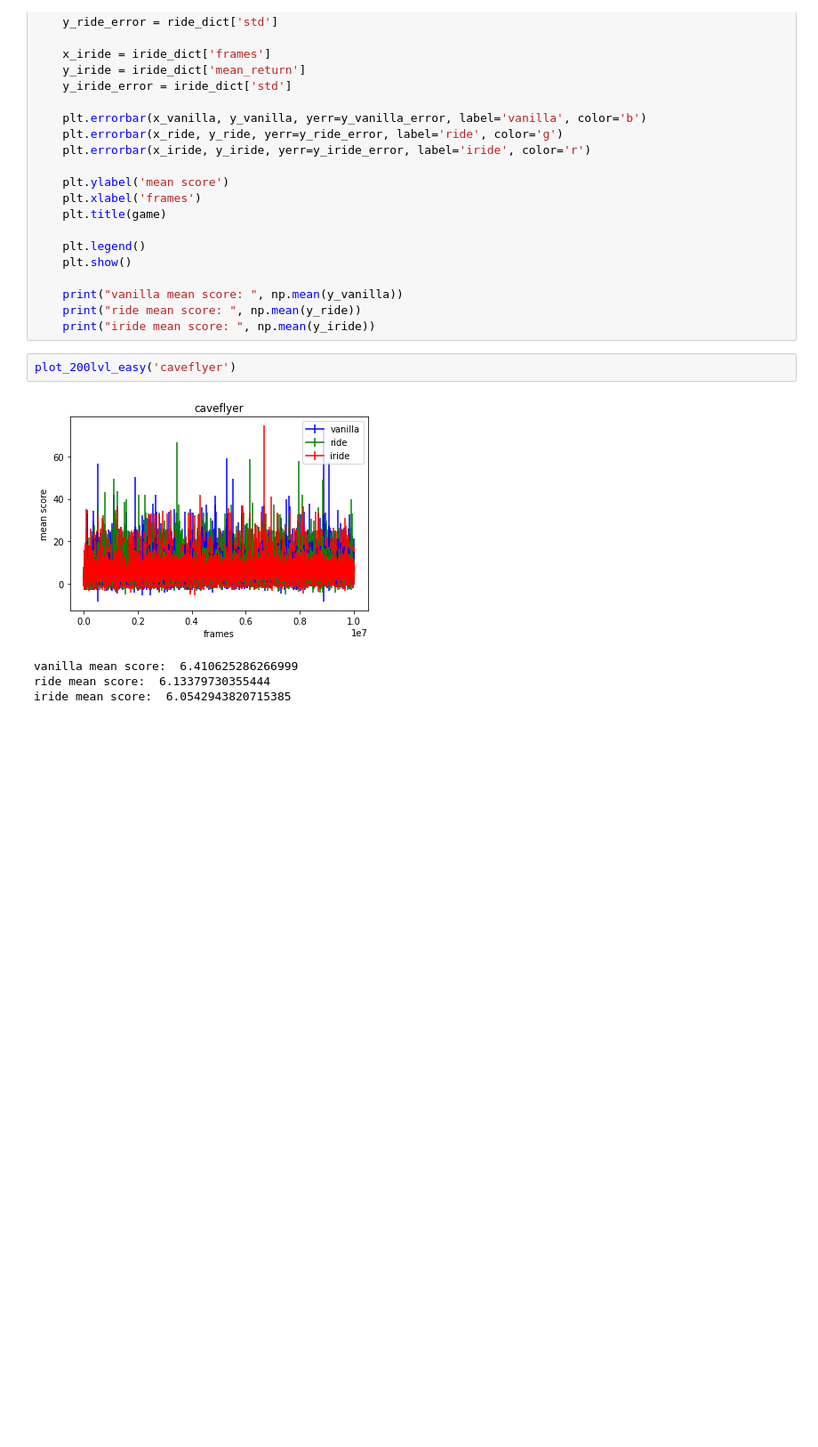
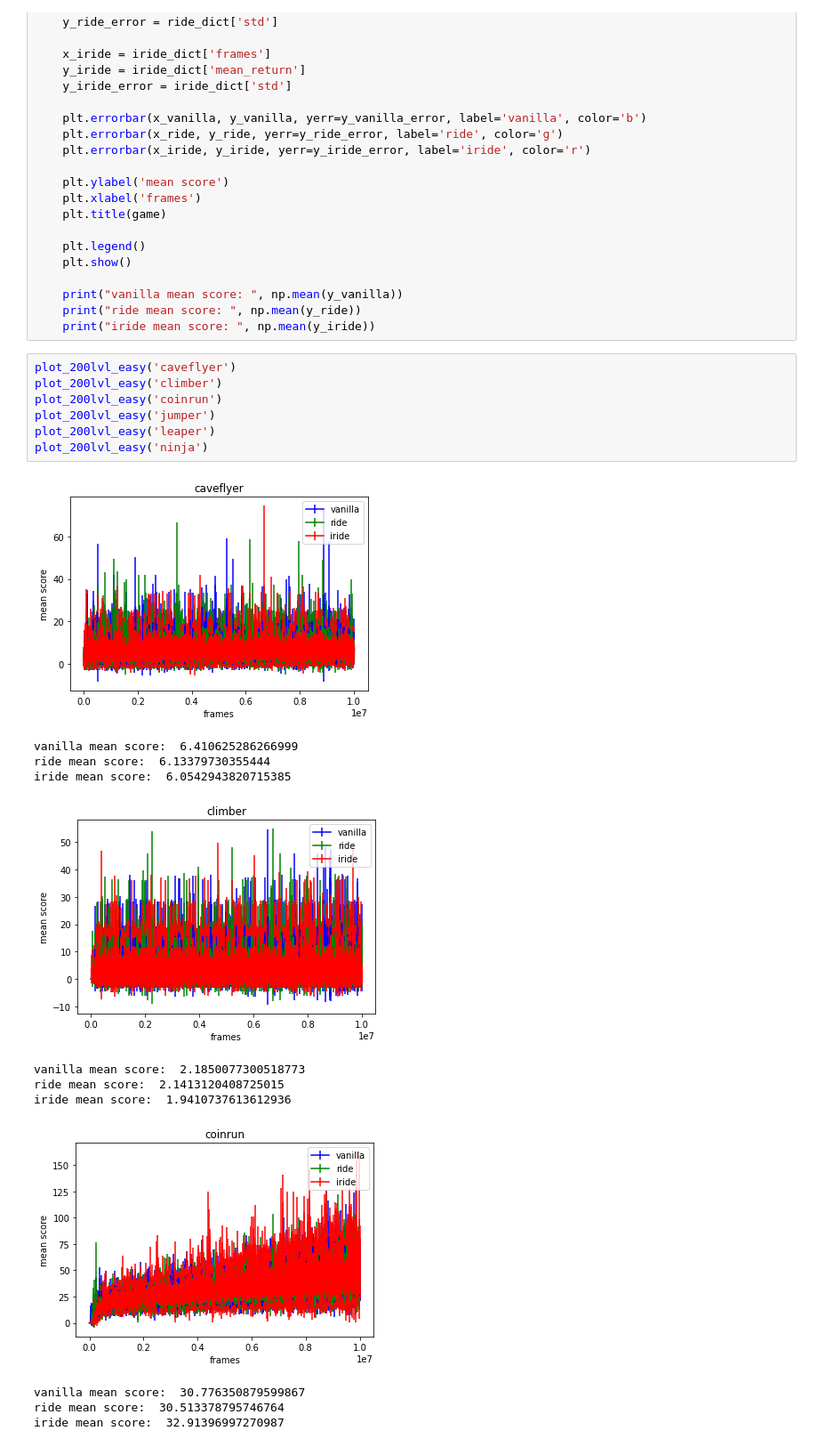
Before and after one commit to shizhec/Indicated-Impact-Driven-Exploration, a Jupyter notebook: plot.ipynb, the cells around one changed output. Shown: that part at 89% size. Cells and saved outputs as stored; diff of their text form; blank space fills up the shorter version.

```diff
--- a/plot.ipynb
+++ b/plot.ipynb
@@ -272,10 +282,23 @@ def plot_200lvl_easy(game):
     print("vanilla mean score: ", np.mean(y_vanilla))
     print("ride mean score: ", np.mean(y_ride))
     print("iride mean score: ", np.mean(y_iride))
-# %%
-plot_200lvl_easy('caveflyer')
-# %% [output]
-[figure, removed]
-vanilla mean score:  6.410625286266999
-ride mean score:  6.13379730355444
-iride mean score:  6.0542943820715385
+# %%
+plot_200lvl_easy('caveflyer')
+plot_200lvl_easy('climber')
+plot_200lvl_easy('coinrun')
+plot_200lvl_easy('jumper')
+plot_200lvl_easy('leaper')
+plot_200lvl_easy('ninja')
+# %% [output]
+[figure, added]
+vanilla mean score:  6.410625286266999
+ride mean score:  6.13379730355444
+iride mean score:  6.0542943820715385
+[figure, added]
+vanilla mean score:  2.1850077300518773
+ride mean score:  2.1413120408725015
+iride mean score:  1.9410737613612936
+[figure, added]
+vanilla mean score:  30.776350879599867
+ride mean score:  30.513378795746764
+iride mean score:  32.91396997270987
```
Also changed, not shown: parts of 4 cells of this notebook, 16 other files.
